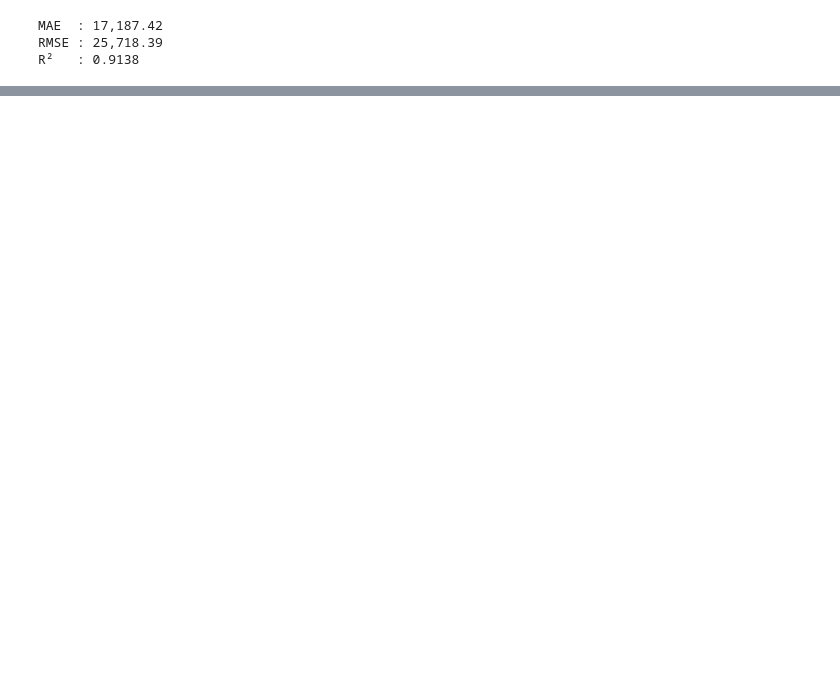
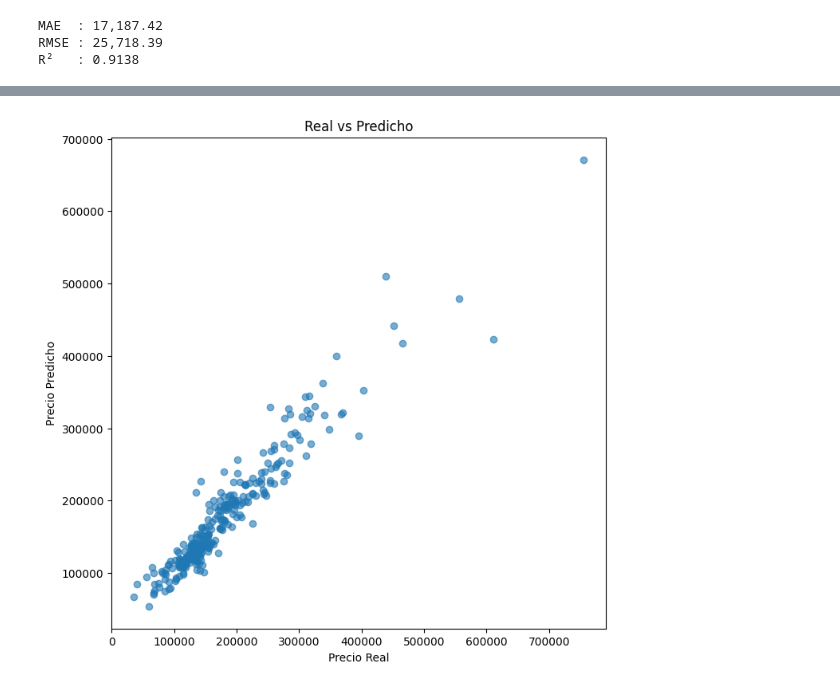
Before and after one commit to E-SalazarDev/SmartHouse-AVM, a Jupyter notebook: ai-engine/notebooks/03_baseline_model.ipynb, the cells around one changed output, grey strips where cells are left out. Saved outputs shown, nothing was run; the diff lists cells and outputs as text; code cells hidden in the pictures; blank space fills up the shorter version.

Commit message:
Graph

```diff
--- a/ai-engine/notebooks/03_baseline_model.ipynb
+++ b/ai-engine/notebooks/03_baseline_model.ipynb
@@ -181,0 +279,20 @@ R²   : 0.9138
+# %%
+plt.figure(figsize=(8,8))
+
+# comparar variables punto por punto
+plt.scatter(
+    y_test_real,
+    y_pred_real,
+    alpha=0.6
+)
+
+plt.xlabel("Precio Real")
+plt.ylabel("Precio Predicho")
+
+plt.title(
+    "Real vs Predicho"
+)
+
+plt.show()
+# %% [output]
+[figure, added]
```
Also changed, not shown: parts of 6 cells of this notebook.
